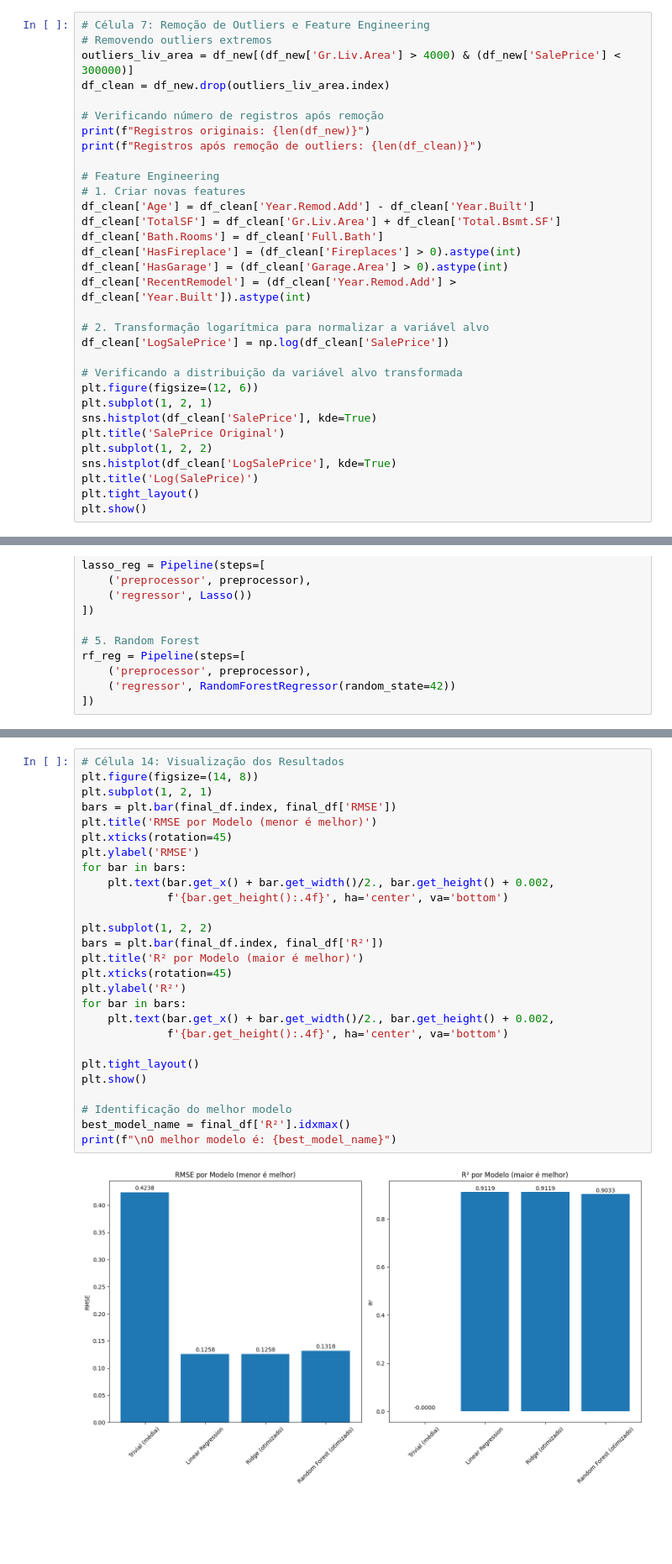
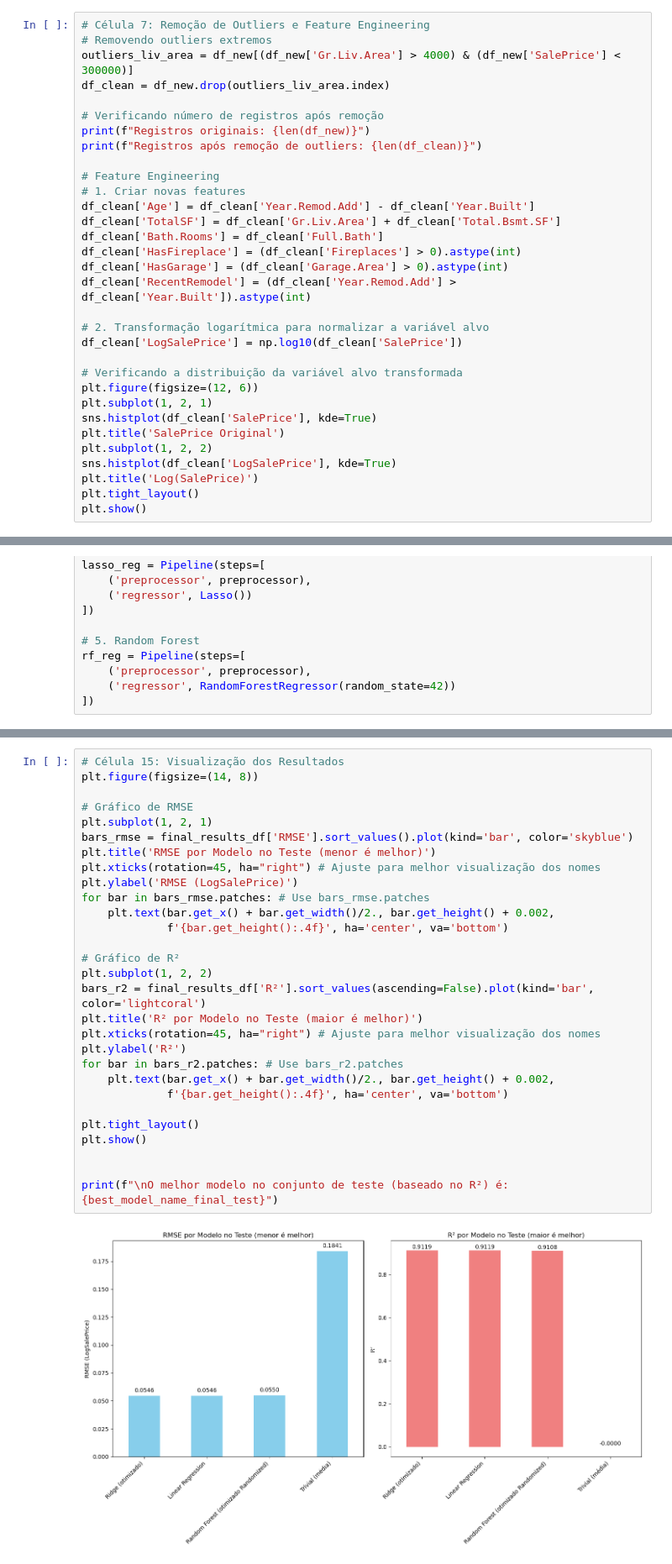
Before and after one commit to RicardolCarvalho/Projeto_Ames, a Jupyter notebook: ames.ipynb, the cells around one changed output, grey strips where cells are left out. Shown at 84% size. Saved outputs shown, nothing was run; the diff lists cells and outputs as text; blank space fills up the shorter version.

```diff
--- a/ames.ipynb
+++ b/ames.ipynb
@@ -170,7 +263,7 @@ df_clean['HasGarage'] = (df_clean['Garage.Area'] > 0).astype(int)
 df_clean['RecentRemodel'] = (df_clean['Year.Remod.Add'] > df_clean['Year.Built']).astype(int)
 
 # 2. Transformação logarítmica para normalizar a variável alvo
-df_clean['LogSalePrice'] = np.log(df_clean['SalePrice'])
+df_clean['LogSalePrice'] = np.log10(df_clean['SalePrice'])
 
 # Verificando a distribuição da variável alvo transformada
 plt.figure(figsize=(12, 6))
@@ -372,29 +600,31 @@ Random Forest (otimizado)  0.131805  0.094235  0.903283
 # %%
-# Célula 14: Visualização dos Resultados
+# Célula 15: Visualização dos Resultados
 plt.figure(figsize=(14, 8))
+
+# Gráfico de RMSE
 plt.subplot(1, 2, 1)
-bars = plt.bar(final_df.index, final_df['RMSE'])
-plt.title('RMSE por Modelo (menor é melhor)')
-plt.xticks(rotation=45)
-plt.ylabel('RMSE')
-for bar in bars:
+bars_rmse = final_results_df['RMSE'].sort_values().plot(kind='bar', color='skyblue')
+plt.title('RMSE por Modelo no Teste (menor é melhor)')
+plt.xticks(rotation=45, ha="right") # Ajuste para melhor visualização dos nomes
+plt.ylabel('RMSE (LogSalePrice)')
+for bar in bars_rmse.patches: # Use bars_rmse.patches
     plt.text(bar.get_x() + bar.get_width()/2., bar.get_height() + 0.002,
              f'{bar.get_height():.4f}', ha='center', va='bottom')
 
+# Gráfico de R²
 plt.subplot(1, 2, 2)
-bars = plt.bar(final_df.index, final_df['R²'])
-plt.title('R² por Modelo (maior é melhor)')
-plt.xticks(rotation=45)
+bars_r2 = final_results_df['R²'].sort_values(ascending=False).plot(kind='bar', color='lightcoral')
+plt.title('R² por Modelo no Teste (maior é melhor)')
+plt.xticks(rotation=45, ha="right") # Ajuste para melhor visualização dos nomes
 plt.ylabel('R²')
-for bar in bars:
+for bar in bars_r2.patches: # Use bars_r2.patches
     plt.text(bar.get_x() + bar.get_width()/2., bar.get_height() + 0.002,
              f'{bar.get_height():.4f}', ha='center', va='bottom')
 
 plt.tight_layout()
 plt.show()
 
-# Identificação do melhor modelo
-best_model_name = final_df['R²'].idxmax()
-print(f"\nO melhor modelo é: {best_model_name}")
+
+print(f"\nO melhor modelo no conjunto de teste (baseado no R²) é: {best_model_name_final_test}")
 # %% [output]
-[figure, old version]
+[figure, new version]
```
Also changed, not shown: parts of 21 cells of this notebook.
